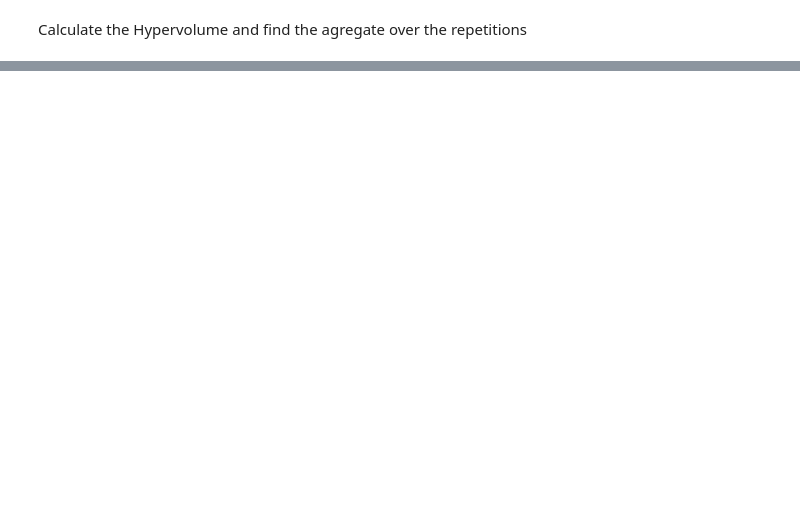
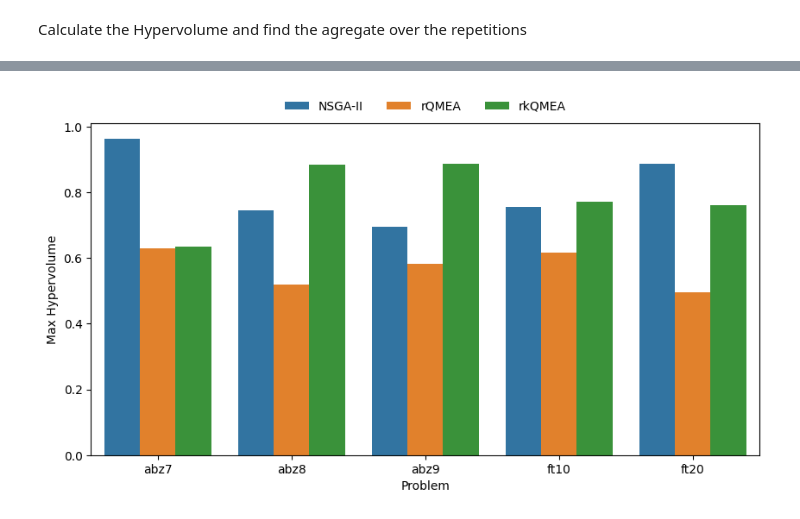
Before and after one commit to B-Moritz/QGA_JSSP, a Jupyter notebook: lab/analyse_pareto_fronts.ipynb, the cells around one changed output, grey strips where cells are left out. Saved outputs shown, nothing was run; the diff lists cells and outputs as text; code cells hidden in the pictures; blank space fills up the shorter version.

```diff
--- a/lab/analyse_pareto_fronts.ipynb
+++ b/lab/analyse_pareto_fronts.ipynb
@@ -373,0 +485,10 @@ hypervolume_res_norm = hypervolume_res_norm.groupby(["Problem", "Method"]).agg([
+# %%
+fig, ax = plt.subplots(figsize=(10, 5))
+#ax.set_title("Max Hypervolume for benchmarks ft06-ft20 and abz7-abz9")
+sns.barplot(data=hypervolume_res_norm.reset_index()[hypervolume_res_norm.reset_index()["Problem"].isin(["abz7", "abz8", "abz9", "ft10", "ft20"])], x="Problem", y="Max Hypervolume", hue="Candidate", ax=ax)
+sns.move_legend(
+    ax, "lower center",
+    bbox_to_anchor=(.5, 1), ncol=4, title=None, frameon=False,
+)
+# %% [output]
+[figure, added]
```
Also changed, not shown: parts of 20 cells of this notebook, 11 other files.
